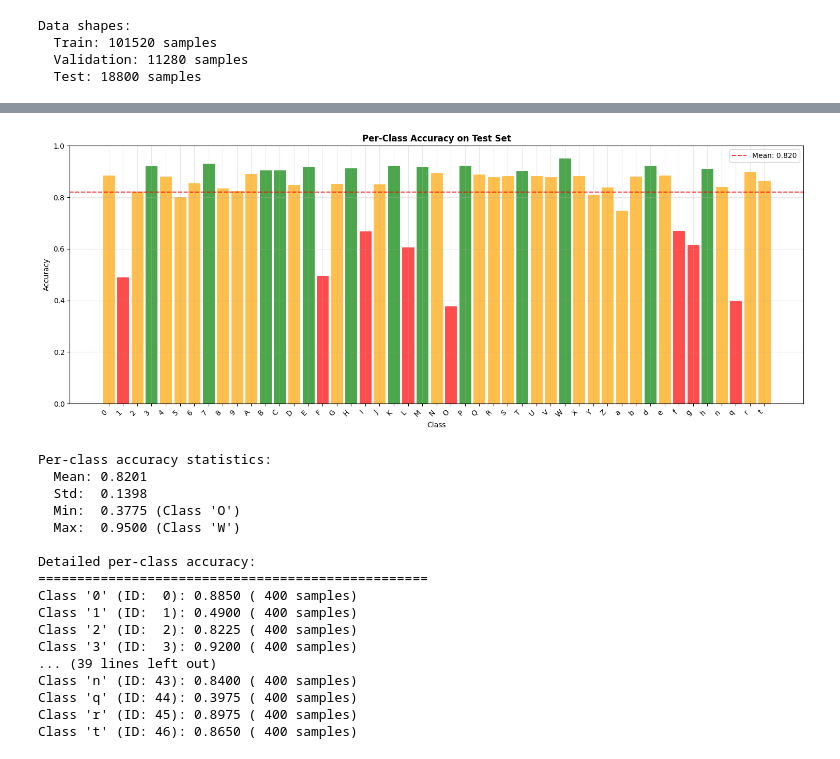
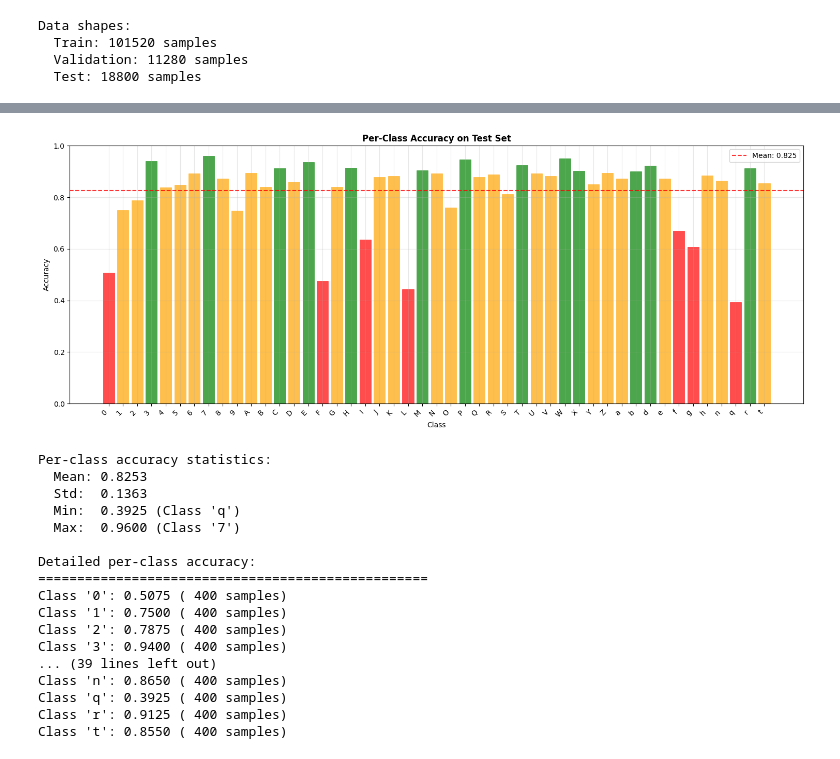
Before and after one commit to dodaonam/ScratchMLP-SingleChar, a Jupyter notebook: notebooks/evaluate_base_model.ipynb, the cells around one changed output, grey strips where cells are left out. Saved outputs shown, nothing was run; the diff lists cells and outputs as text; code cells hidden in the pictures.

```diff
--- a/notebooks/evaluate_base_model.ipynb
+++ b/notebooks/evaluate_base_model.ipynb
@@ -22,7 +22,7 @@ Data shapes:
   Validation: 11280 samples
   Test: 18800 samples
 # %%
-class_name = [
+class_names = [
     '0', '1', '2', '3', '4', '5', '6', '7', '8', '9',
     'A', 'B', 'C', 'D', 'E', 'F', 'G', 'H', 'I', 'J',
     'K', 'L', 'M', 'N', 'O', 'P', 'Q', 'R', 'S', 'T',
@@ -30,7 +30,7 @@ class_name = [
     'a', 'b', 'd', 'e', 'f', 'g', 'h', 'n', 'q', 'r', 't'
 ]
 # %%
-layer_dims = [784, 512, 256, 47]
+layer_dims = [784, 256, 47]
 mlp = MLP(layer_dims=layer_dims, init='he', lr=0.01)
 
 weights = np.load('models/mlp_weights.npz')
@@ -208,12 +187,10 @@ visualize_predictions(X_test, test_preds, test_true)
 # %%
-# Per-class accuracy analysis
 def analyze_per_class_accuracy(true_labels, predictions, num_classes=47):
     """Analyze accuracy for each class"""
     class_accuracies = []
     class_counts = []
 
     for class_id in range(num_classes):
-        # Find samples belonging to this class
         class_mask = (true_labels == class_id)
         class_samples = np.sum(class_mask)
 
@@ -229,67 +206,62 @@ def analyze_per_class_accuracy(true_labels, predictions, num_classes=47):
 
     return np.array(class_accuracies), np.array(class_counts)
 
-# Analyze per-class accuracy on test set
 class_accs, class_counts = analyze_per_class_accuracy(test_true, test_preds)
 
-# Plot per-class accuracy
 plt.figure(figsize=(15, 6))
 classes = np.arange(47)
 bars = plt.bar(classes, class_accs, alpha=0.7, edgecolor='black', linewidth=0.5)
 
-# Color bars based on accuracy
 for i, (bar, acc) in enumerate(zip(bars, class_accs)):
     if acc >= 0.9:
         bar.set_color('green')
     elif acc >= 0.7:
         bar.set_color('orange')
     else:
         bar.set_color('red')
 
 plt.title('Per-Class Accuracy on Test Set', fontsize=12, fontweight='bold')
 plt.xlabel('Class', fontsize=10)
 plt.ylabel('Accuracy', fontsize=10)
 plt.ylim(0, 1)
 plt.grid(True, alpha=0.3)
 
-# Set x-axis labels to class names
-plt.xticks(classes, [class_name[i] for i in classes], rotation=45, ha='right')
+plt.xticks(classes, [class_names[i] for i in classes], rotation=45, ha='right')
 
-# Add statistics
 mean_acc = np.mean(class_accs)
 std_acc = np.std(class_accs)
 plt.axhline(y=mean_acc, color='red', linestyle='--', alpha=0.8, label=f'Mean: {mean_acc:.3f}')
 plt.legend()
 
 plt.tight_layout()
 plt.show()
 
 print(f"Per-class accuracy statistics:")
 print(f"  Mean: {mean_acc:.4f}")
 print(f"  Std:  {std_acc:.4f}")
-print(f"  Min:  {np.min(class_accs):.4f} (Class '{class_name[np.argmin(class_accs)]}')")
-print(f"  Max:  {np.max(class_accs):.4f} (Class '{class_name[np.argmax(class_accs)]}')")
+print(f"  Min:  {np.min(class_accs):.4f} (Class '{class_names[np.argmin(class_accs)]}')")
+print(f"  Max:  {np.max(class_accs):.4f} (Class '{class_names[np.argmax(class_accs)]}')")
 
 print(f"\nDetailed per-class accuracy:")
 print("="*50)
 for i, (acc, count) in enumerate(zip(class_accs, class_counts)):
-    print(f"Class '{class_name[i]}' (ID: {i:2d}): {acc:.4f} ({count:4d} samples)")
+    print(f"Class '{class_names[i]}': {acc:.4f} ({count:4d} samples)")
 # %% [output]
-[figure, old version]
+[figure, new version]
 Per-class accuracy statistics:
-  Mean: 0.8201
-  Std:  0.1398
-  Min:  0.3775 (Class 'O')
-  Max:  0.9500 (Class 'W')
+  Mean: 0.8253
+  Std:  0.1363
+  Min:  0.3925 (Class 'q')
+  Max:  0.9600 (Class '7')
 
 Detailed per-class accuracy:
 ==================================================
-Class '0' (ID:  0): 0.8850 ( 400 samples)
-Class '1' (ID:  1): 0.4900 ( 400 samples)
-Class '2' (ID:  2): 0.8225 ( 400 samples)
-Class '3' (ID:  3): 0.9200 ( 400 samples)
+Class '0': 0.5075 ( 400 samples)
+Class '1': 0.7500 ( 400 samples)
+Class '2': 0.7875 ( 400 samples)
+Class '3': 0.9400 ( 400 samples)
 ... (39 lines left out)
-Class 'n' (ID: 43): 0.8400 ( 400 samples)
-Class 'q' (ID: 44): 0.3975 ( 400 samples)
-Class 'r' (ID: 45): 0.8975 ( 400 samples)
-Class 't' (ID: 46): 0.8650 ( 400 samples)
+Class 'n': 0.8650 ( 400 samples)
+Class 'q': 0.3925 ( 400 samples)
+Class 'r': 0.9125 ( 400 samples)
+Class 't': 0.8550 ( 400 samples)
```
Also changed, not shown: parts of 5 cells of this notebook, 5 other files.
